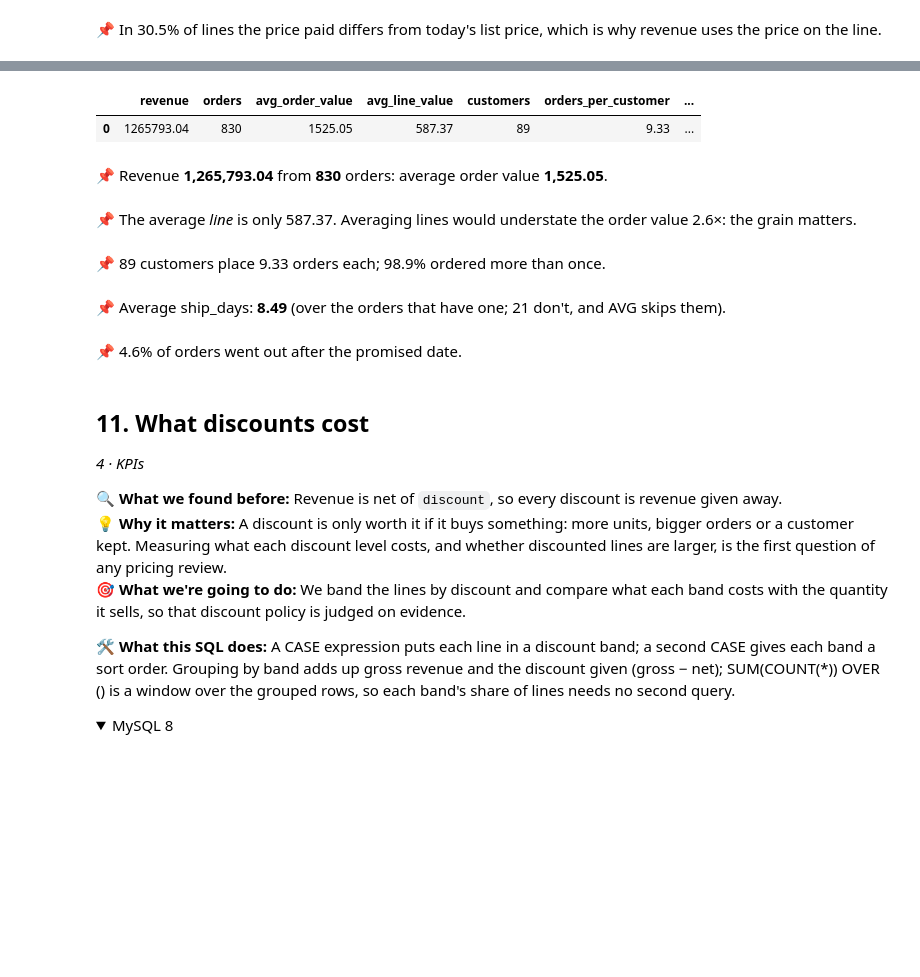
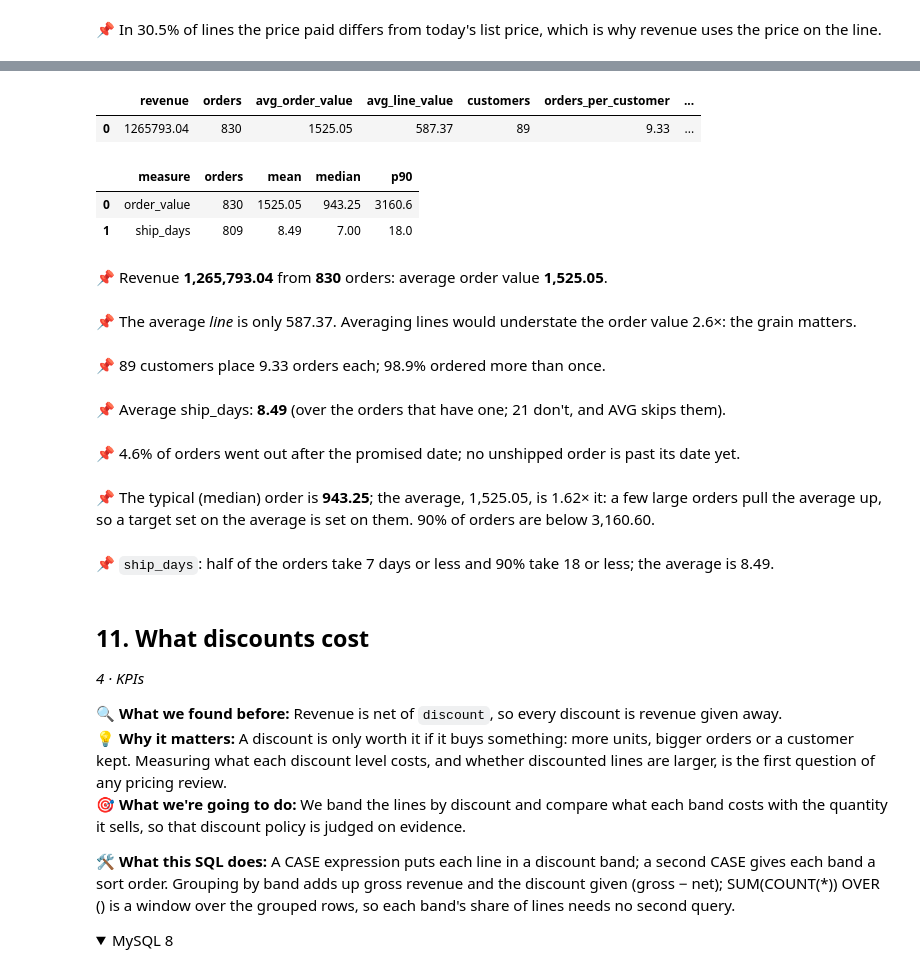
Before and after one commit to joelraj18/autosql, a Jupyter notebook: examples/northwind/Northwind_sales_analysis.ipynb, the cells around one changed output, grey strips where cells are left out. Cells and saved outputs as stored; diff of their text form; code cells hidden in the pictures; folded sections open; blank space fills up the shorter version.

```diff
--- a/examples/northwind/Northwind_sales_analysis.ipynb
+++ b/examples/northwind/Northwind_sales_analysis.ipynb
@@ -2767,7 +3156,8 @@ WITH order_summary AS (
            AVG(ship_days) AS avg_ship_days,
            COUNT(ship_days) AS orders_with_ship_days,
            SUM(shipped_late) AS late_orders,
-           COUNT(shipped_late) AS checked_orders
+           COUNT(shipped_late) AS checked_orders,
+           SUM(CASE WHEN ship_days IS NULL AND shipped_late = 1 THEN 1 ELSE 0 END) AS open_overdue
     FROM   order_facts
 ),
 repeat_customers AS (
@@ -2792,42 +3182,100 @@ SELECT ROUND(revenue, 2) AS revenue,
        ROUND(1.0 * units / NULLIF(orders, 0), 2) AS units_per_order,
        ROUND(avg_ship_days, 2) AS avg_ship_days,
        orders - orders_with_ship_days AS orders_without_ship_days,
+       late_orders,
+       checked_orders,
+       open_overdue,
        ROUND(100.0 * late_orders / NULLIF(checked_orders, 0), 1) AS late_pct
 FROM   order_summary
 CROSS  JOIN repeat_customers
 CROSS  JOIN line_summary
 """)
 display(outputs['kpis'].head(20))
+# Typical values: median and 90th percentile
+outputs['typical'] = sql(r"""
+-- Median = the middle row (the mean of the two middle rows for an even count); P90 = the first row at or above 90%.
+-- By rank, so that MySQL (no PERCENTILE_CONT) gives the same answer as PostgreSQL and DuckDB.
+WITH order_value_ranked AS (
+    SELECT revenue AS v,
+           ROW_NUMBER() OVER (ORDER BY revenue) AS rn,
+           COUNT(*) OVER () AS cnt
+    FROM   order_facts
+    WHERE  revenue IS NOT NULL
+),
+ship_days_ranked AS (
+    SELECT ship_days AS v,
+           ROW_NUMBER() OVER (ORDER BY ship_days) AS rn,
+           COUNT(*) OVER () AS cnt
+    FROM   order_facts
+    WHERE  ship_days IS NOT NULL
+)
+SELECT 'order_value' AS measure,
+       COUNT(*) AS orders,
+       ROUND(AVG(v), 2) AS mean,
+       ROUND(AVG(CASE WHEN rn IN (FLOOR((cnt + 1) / 2.0), FLOOR((cnt + 2) / 2.0)) THEN v END), 2) AS median,
+       ROUND(MIN(CASE WHEN rn >= CEIL(0.9 * cnt) THEN v END), 2) AS p90
+FROM   order_value_ranked
+UNION ALL
+SELECT 'ship_days' AS measure,
+       COUNT(*) AS orders,
+       ROUND(AVG(v), 2) AS mean,
+       ROUND(AVG(CASE WHEN rn IN (FLOOR((cnt + 1) / 2.0), FLOOR((cnt + 2) / 2.0)) THEN v END), 2) AS median,
+       ROUND(MIN(CASE WHEN rn >= CEIL(0.9 * cnt) THEN v END), 2) AS p90
+FROM   ship_days_ranked
+""")
+display(outputs['typical'].head(20))
 result = list(outputs.values())[-1] if outputs else pd.DataFrame()
 # 📌 What we found
-k = result.iloc[0].to_dict()
+k = outputs["kpis"].iloc[0].to_dict()
 metrics["kpis"] = {key: (float(v) if v is not None and not pd.isna(v) else None) for key, v in k.items()}
 if "revenue" in k:
     note(f"Revenue **{float(k['revenue']):,.2f}** from **{int(k['orders']):,}** orders: average order value **{float(k['avg_order_value']):,.2f}**.")
 else:
     note(f"**{int(k['orders']):,}** orders in total.")
 if "avg_line_value" in k:
     note(f"The average *line* is only {float(k['avg_line_value']):,.2f}. Averaging lines would understate the order value "
          f"{float(k['avg_order_value']) / float(k['avg_line_value']):.1f}×: the grain matters.")
 if "customers" in k:
     note(f"{int(k['customers']):,} customers place {float(k['orders_per_customer']):.2f} orders each; "
          f"{float(k['repeat_customer_pct']):.1f}% ordered more than once.")
 lead = 'ship_days'
 if lead and f"avg_{lead}" in k:
     missing = int(k[f"orders_without_{lead}"])
     note(f"Average {lead}: **{float(k[f'avg_{lead}']):.2f}**" + (f" (over the orders that have one; {missing:,} don't, and AVG skips them)." if missing else "."))
 if "late_pct" in k:
-    note(f"{float(k['late_pct']):.1f}% of orders went out after the promised date.")
+    open_overdue = int(k.get("open_overdue") or 0)
+    note(f"{float(k['late_pct']):.1f}% of orders went out after the promised date"
+         + (f", counting {open_overdue:,} order(s) not shipped yet and already past it (leaving them out would flatter the figure)."
+            if open_overdue else "; no unshipped order is past its date yet."))
 if "avg_rating" in k:
     note(f"Average rating: {float(k['avg_rating']):.2f}.")
+if "typical" in outputs:
+    typical = {r.measure: {"n": int(r.orders), "mean": float(r.mean), "median": float(r.median), "p90": float(r.p90)}
+               for r in outputs["typical"].itertuples()}
+    metrics["typical"] = typical
+    ov = typical.get("order_value")
+    if ov:
+        metrics["kpis"]["median_order_value"] = ov["median"]
+        ratio = ov["mean"] / ov["median"] if ov["median"] else float("nan")
+        note(f"The typical (median) order is **{ov['median']:,.2f}**; the average, {ov['mean']:,.2f}, is {ratio:.2f}× it"
+             + (": a few large orders pull the average up, so a target set on the average is set on them." if ratio >= 1.25 else
+                ", so the average is a fair picture of a typical order.") + f" 90% of orders are below {ov['p90']:,.2f}.")
+    if lead in typical:
+        t = typical[lead]
+        note(f"`{lead}`: half of the orders take {t['median']:g} days or less and 90% take {t['p90']:g} or less; the average is {t['mean']:.2f}.")
 # %% [output]
 |  | revenue | orders | avg_order_value | avg_line_value | customers | orders_per_customer | ... |
 | 0 | 1265793.04 | 830 | 1525.05 | 587.37 | 89 | 9.33 | ... |
+|  | measure | orders | mean | median | p90 |
+| 0 | order_value | 830 | 1525.05 | 943.25 | 3160.6 |
+| 1 | ship_days | 809 | 8.49 | 7.00 | 18.0 |
 📌 Revenue **1,265,793.04** from **830** orders: average order value **1,525.05**.
 📌 The average *line* is only 587.37. Averaging lines would understate the order value 2.6×: the grain matters.
 📌 89 customers place 9.33 orders each; 98.9% ordered more than once.
 📌 Average ship_days: **8.49** (over the orders that have one; 21 don't, and AVG skips them).
-📌 4.6% of orders went out after the promised date.
+📌 4.6% of orders went out after the promised date; no unshipped order is past its date yet.
+📌 The typical (median) order is **943.25**; the average, 1,525.05, is 1.62× it: a few large orders pull the average up, so a target set on the average is set on them. 90% of orders are below 3,160.60.
+📌 `ship_days`: half of the orders take 7 days or less and 90% take 18 or less; the average is 8.49.
 # %% [markdown]
 ## 11. What discounts cost
 
```
Also changed, not shown: parts of 24 cells of this notebook, 9 other files.
